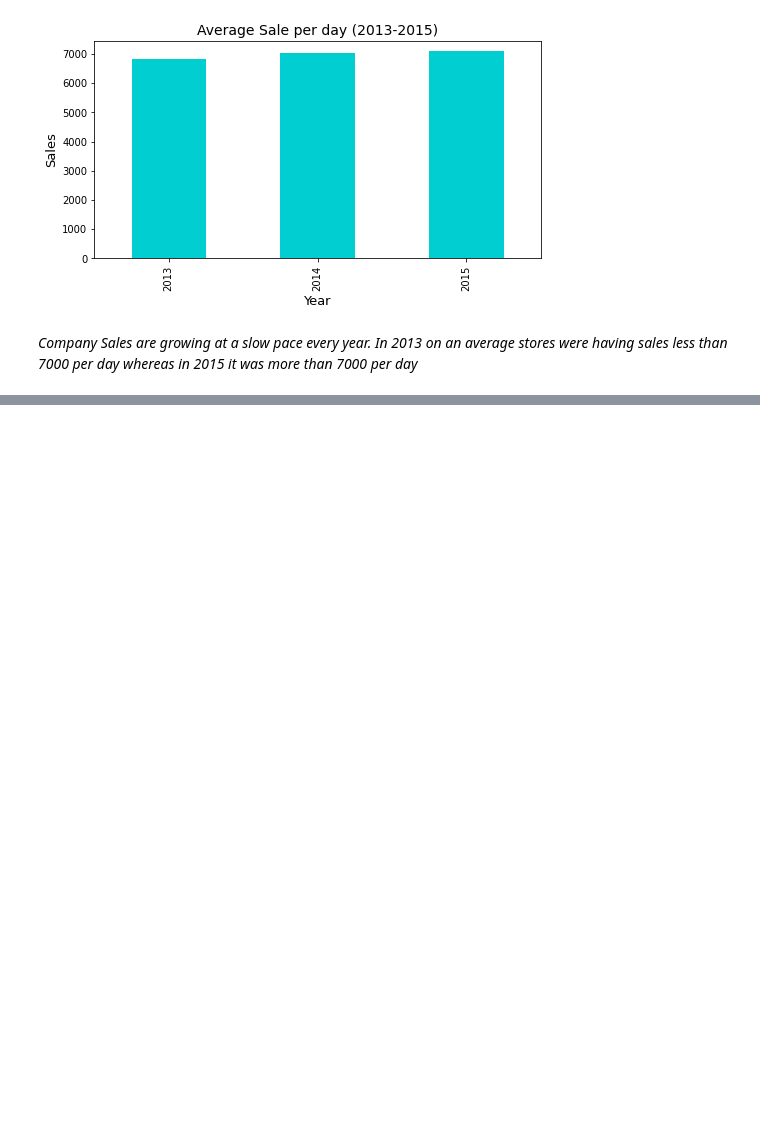
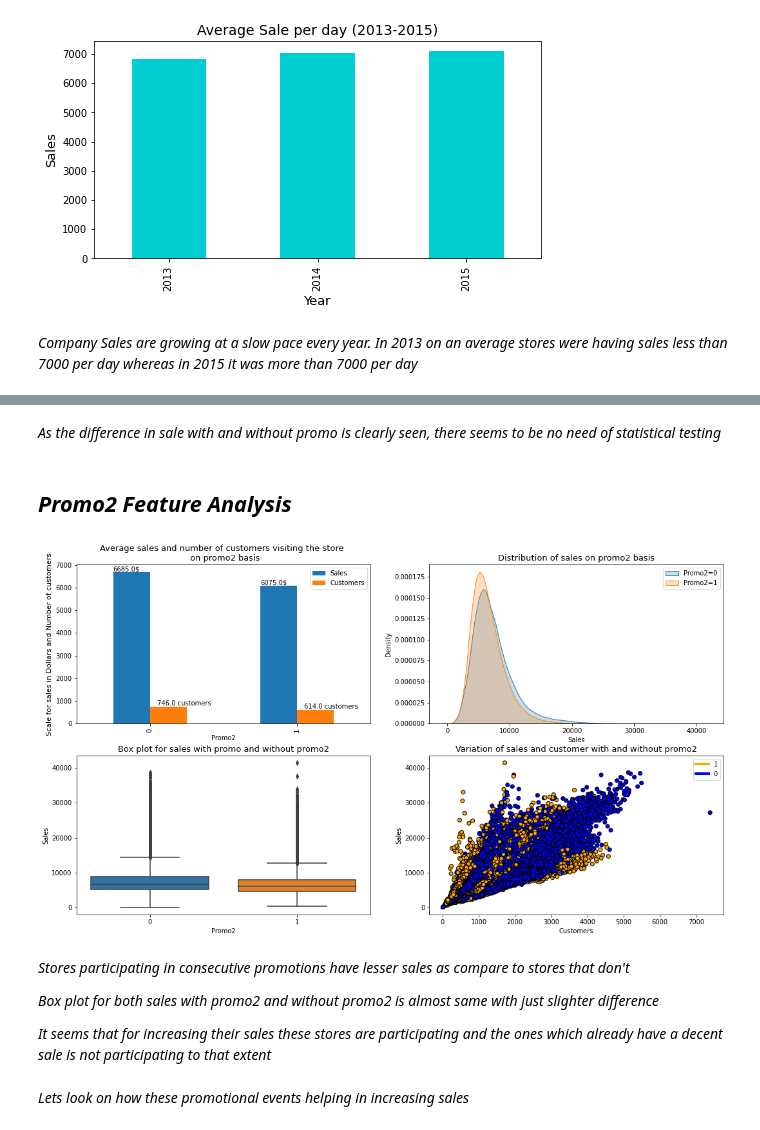
Before and after one commit to smriti192002/Rossmann--Sales--Prediction, a Jupyter notebook: Rossmann_Sales_Prediction.ipynb, the cells around one changed output, grey strips where cells are left out. Cells and saved outputs as stored; diff of their text form; code cells hidden in the pictures; blank space fills up the shorter version.

```diff
--- a/Rossmann_Sales_Prediction.ipynb
+++ b/Rossmann_Sales_Prediction.ipynb
@@ -797,0 +925,52 @@ plt.show()
+# %% [markdown]
+*As the difference in sale with and without promo is clearly seen, there seems to be no need of statistical testing*
+# %% [markdown]
+## ***Promo2 Feature Analysis***
+# %%
+#_______________________________________BLOCK 54_________________________________________________
+
+#sales and customer visit per day on promo2 basis
+promo2_sales_cust  = rossman_stores_data.groupby('Promo2').agg({'Sales':'median','Customers':'median'})
+colors = {1:'orange', 0: 'blue'}
+
+#visualising promo2 effect on sales and customers
+fig , axes = plt.subplots(2,2, figsize = (18,10))   #defining figure and creating different axes
+axs = promo2_sales_cust.plot.bar(ax = axes[0][0])    #bar plot
+axs.set_title('Average sales and number of customers visiting the store \n on promo2 basis',fontsize=13)
+axs.set_ylabel('Scale for sales in Dollars and Number of customers',fontsize=11)
+#to put text over bars
+for i in range(len(promo2_sales_cust)):
+  axs.text(x = i-0.25, y = promo2_sales_cust.iloc[i]['Sales'] +50 , s= str(round(promo2_sales_cust.iloc[i]['Sales'],0))+'$')
+  axs.text(x = i+0.05, y = promo2_sales_cust.iloc[i]['Customers']+50, s= str(round(promo2_sales_cust.iloc[i]['Customers'],0))+' customers')
+
+#kde plot showing distribution of sales without promo2
+axs2 = sns.kdeplot(rossman_stores_data[rossman_stores_data['Promo2'] == 0]['Sales'], ax = axes[0][1],label = 'Promo2=0', shade = True)
+#kde plot showing distribution of sales with promo2
+axs2 = sns.kdeplot(rossman_stores_data[rossman_stores_data['Promo2'] == 1]['Sales'], ax = axes[0][1],label ='Promo2=1', shade = True)
+axs2.set_title('Distribution of sales on promo2 basis',fontsize=13)
+axs2.legend()  #to show labels on graphs
+
+#boxplot showing distribution of sales on promo2 basis
+axs3 = sns.boxplot(x = 'Promo2', y = 'Sales', data = rossman_stores_data, ax= axes[1][0])
+axs3.set_title('Box plot for sales with promo and without promo2',fontsize=13)
+
+#scatterplot showing variation of sales with customer on promo2 basis
+axes[1][1].scatter(rossman_stores_data['Customers'], rossman_stores_data['Sales'],  c = rossman_stores_data['Promo2'].map(colors), edgecolors='black')
+axes[1][1].set_title('Variation of sales and customer with and without promo2',fontsize=13)
+axes[1][1].set_xlabel('Customers')
+axes[1][1].set_ylabel('Sales')
+custom_lines = [Line2D([0], [0], color='orange', lw=4),  # custom lines for label of scatter plot
+                Line2D([0], [0], color='blue', lw=4)]
+labels=[1,0]
+axes[1][1].legend(custom_lines,labels)
+plt.show()
+# %% [output]
+[figure, added]
+# %% [markdown]
+*Stores participating in consecutive promotions have lesser sales as compare to stores that don't*
+
+*Box plot for both sales with promo2 and without promo2 is almost same with just slighter difference*
+
+*It seems that for increasing their sales these stores are participating and the ones which already have a decent sale is not participating to that extent*
+# %% [markdown]
+*Lets look on how these promotional events helping in increasing sales*
```
Also changed, not shown: parts of 22 cells of this notebook.
